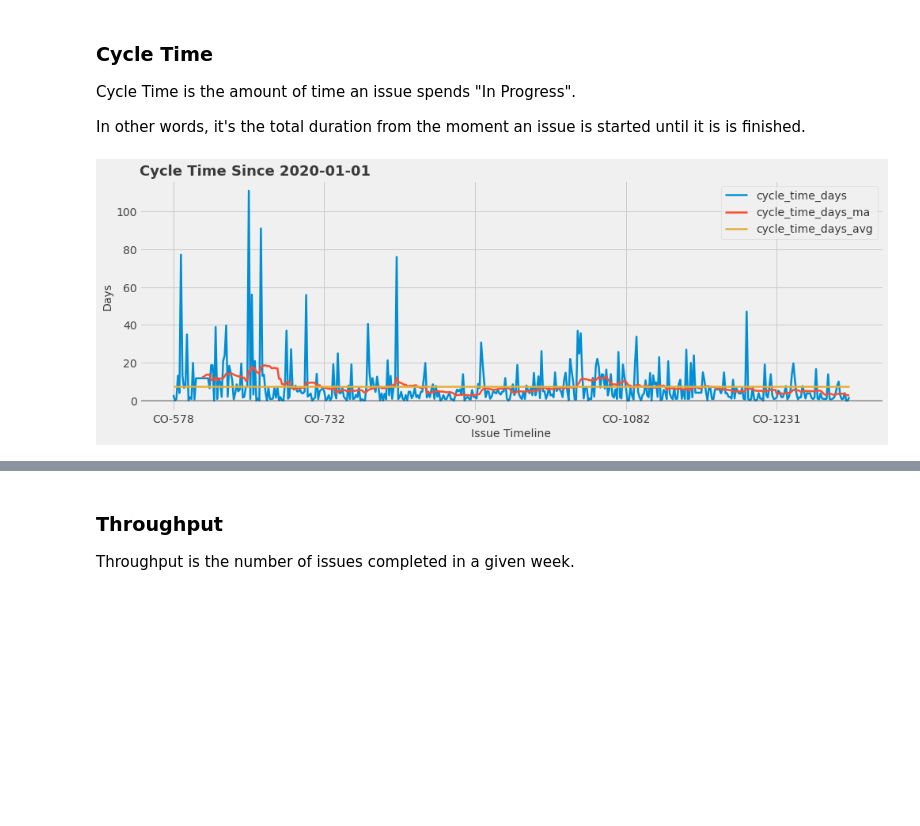
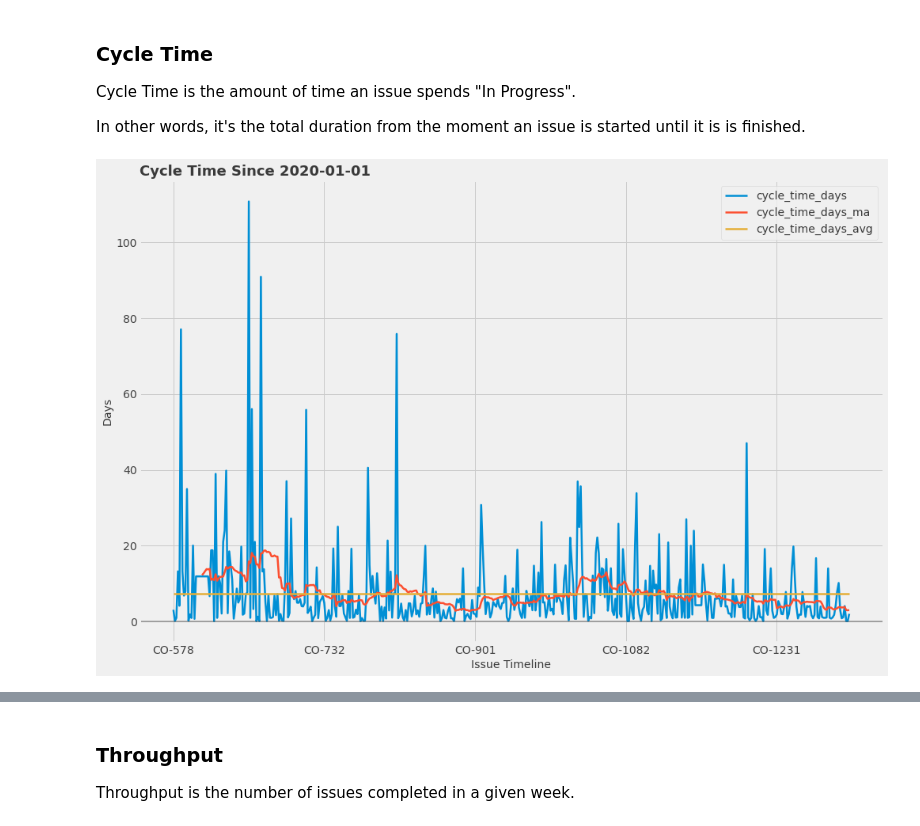
Before and after one commit to jsherer/kanban-metrics, a Jupyter notebook: kanban.ipynb, the cells around one changed output, grey strips where cells are left out. Cells and saved outputs as stored; diff of their text form; code cells hidden in the pictures; blank space fills up the shorter version.

```diff
--- a/kanban.ipynb
+++ b/kanban.ipynb
@@ -157,27 +156,27 @@ In other words, it's the total duration from the moment an issue is started unti
 FILTER_ISSUES_SINCE = '2020-01-01'
 
 cycle_data = issue_data.copy()
-cycle_data = cycle_data.where(cycle_data['complete_day'] > pandas.to_datetime(FILTER_ISSUES_SINCE)).dropna()
+cycle_data = cycle_data[cycle_data['complete_day'] > pandas.to_datetime(FILTER_ISSUES_SINCE)]
 
 # drop issues with a cycle time less than 1 hour
-cycle_data = cycle_data.where(issue_data['cycle_time_days'] > (1/24.0)).dropna()
+cycle_data = cycle_data[issue_data['cycle_time_days'] > (1/24.0)]
 
-cycle_data['cycle_time_days_ma'] = cycle_data['cycle_time_days'].rolling(window=20).mean().dropna()
+cycle_data['cycle_time_days_ma'] = cycle_data['cycle_time_days'].rolling(window=20).mean()
 cycle_data['cycle_time_days_avg'] = cycle_data['cycle_time_days'].mean()
 # %%
 ax = cycle_data.plot(
-    x='issue_key', y=['cycle_time_days', 'cycle_time_days_ma', 'cycle_time_days_avg'], linewidth=2.5, figsize=(15, 5), legend=True)
+    x='issue_key', y=['cycle_time_days', 'cycle_time_days_ma', 'cycle_time_days_avg'], linewidth=2.5, figsize=(15, 10), legend=True)
 
 ax.set_title("Cycle Time Since {}".format(FILTER_ISSUES_SINCE), loc='left', fontdict={
              'fontsize': 18, 'fontweight': 'semibold'})
 
 ax.set_xlabel('Issue Timeline')
 ax.set_ylabel('Days')
 
 #ax.set_xticks([cycle_data['issue_key'][i] for i in range(0, len(cycle_data), len(cycle_data)//10)])
 #ax.set_xticklabels([cycle_data['complete_day'][i] for i in range(0, len(cycle_data), len(cycle_data)//10)], rotation=45)
 
 ax.axhline(y=0, color=util.lightgrey, alpha=.5);
 # %% [output]
-[figure, old version]
+[figure, new version]
 # %%
```
Also changed, not shown: parts of 17 cells of this notebook.
